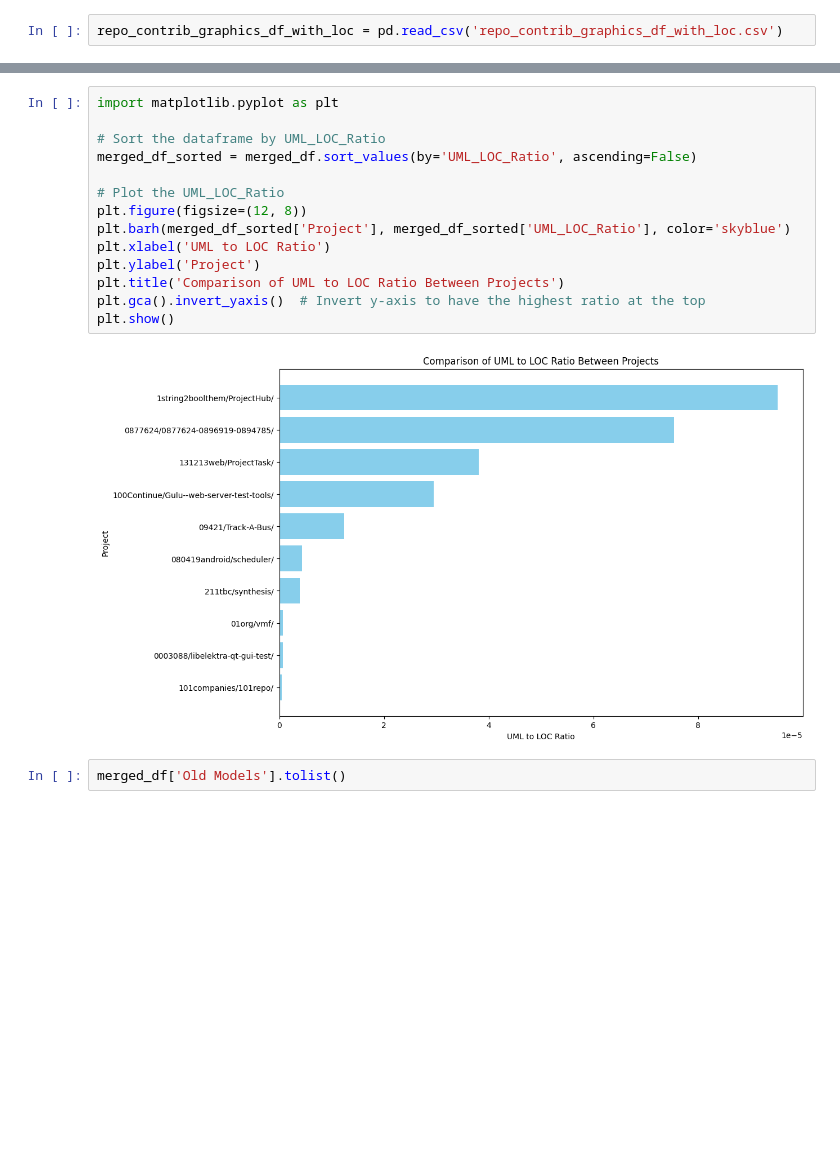
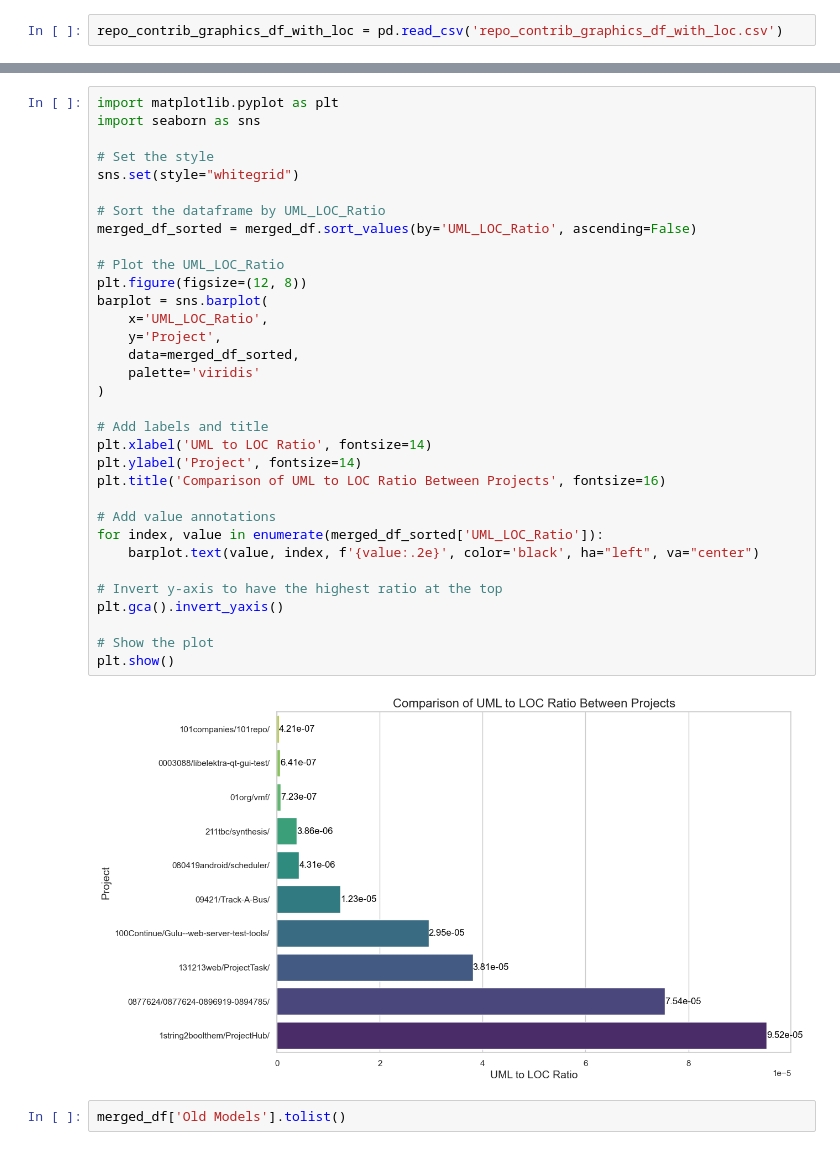
Before and after one commit to zakipauzi/uml_code_traceability, a Jupyter notebook: get_repos.ipynb, the cells around one changed output, grey strips where cells are left out. Drawn from its saved outputs; the diff is of its cells as text; blank space fills up the shorter version.

Commit message:
improved uml ratio graph

```diff
--- a/get_repos.ipynb
+++ b/get_repos.ipynb
@@ -417,20 +417,39 @@ merged_df
 | 9 | 211tbc/synthesis/ | [docs/UML/SequenceDiagram.png, do... | 2 | 4.0 | [docs/UML/ClassDiagram.png, docs/... | 7 | 1811839 | ... |
 # %%
 import matplotlib.pyplot as plt
+import seaborn as sns
+
+# Set the style
+sns.set(style="whitegrid")
 
 # Sort the dataframe by UML_LOC_Ratio
 merged_df_sorted = merged_df.sort_values(by='UML_LOC_Ratio', ascending=False)
 
 # Plot the UML_LOC_Ratio
 plt.figure(figsize=(12, 8))
-plt.barh(merged_df_sorted['Project'], merged_df_sorted['UML_LOC_Ratio'], color='skyblue')
-plt.xlabel('UML to LOC Ratio')
-plt.ylabel('Project')
-plt.title('Comparison of UML to LOC Ratio Between Projects')
-plt.gca().invert_yaxis()  # Invert y-axis to have the highest ratio at the top
+barplot = sns.barplot(
+    x='UML_LOC_Ratio',
+    y='Project',
+    data=merged_df_sorted,
+    palette='viridis'
+)
+
+# Add labels and title
+plt.xlabel('UML to LOC Ratio', fontsize=14)
+plt.ylabel('Project', fontsize=14)
+plt.title('Comparison of UML to LOC Ratio Between Projects', fontsize=16)
+
+# Add value annotations
+for index, value in enumerate(merged_df_sorted['UML_LOC_Ratio']):
+    barplot.text(value, index, f'{value:.2e}', color='black', ha="left", va="center")
+
+# Invert y-axis to have the highest ratio at the top
+plt.gca().invert_yaxis()
+
+# Show the plot
 plt.show()
 # %% [output]
-[figure, old version]
+[figure, new version]
 # %%
 merged_df['Old Models'].tolist()
 # %% [output]
```
